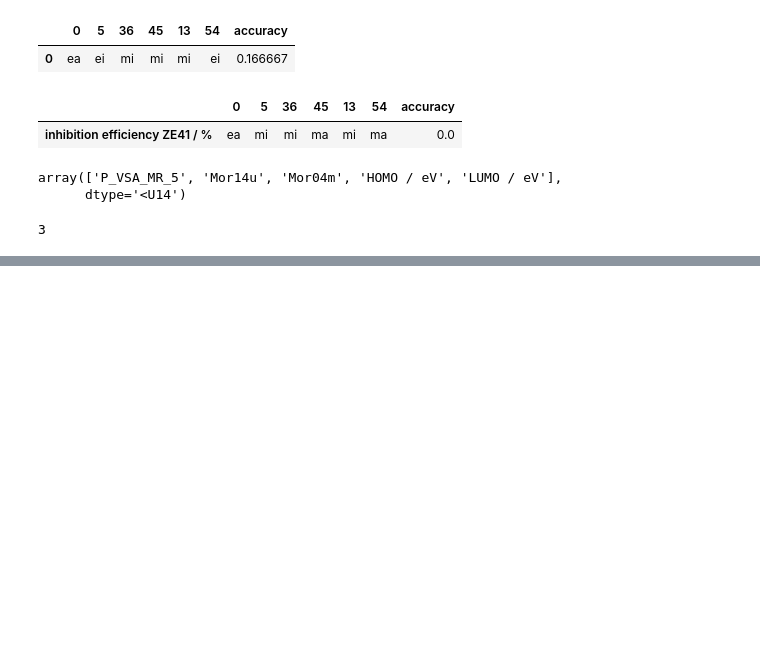
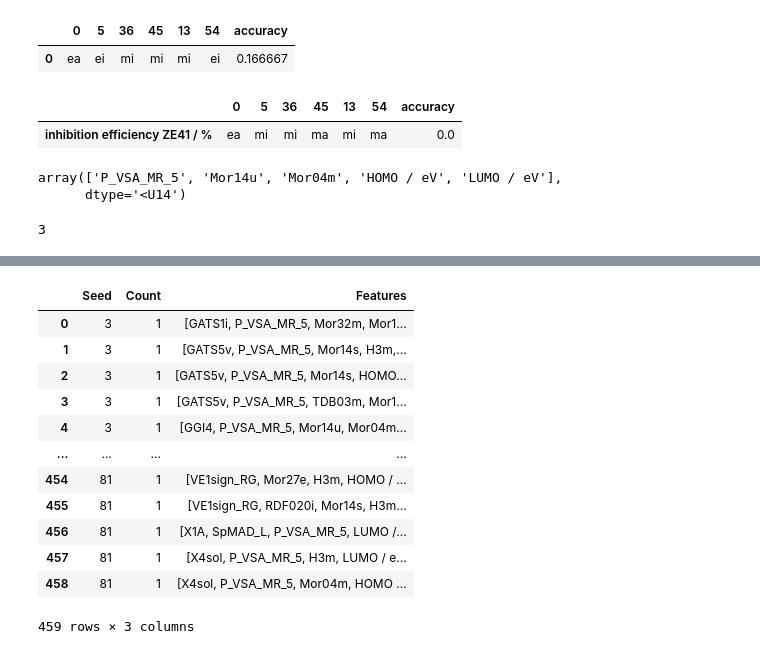
Before and after one commit to ElisabethJS/mg_corrosion, a Jupyter notebook: Code/Automated run analysis cls.ipynb, the cells around one changed output, grey strips where cells are left out. Cells and saved outputs as stored; diff of their text form; code cells hidden in the pictures; blank space fills up the shorter version.

```diff
--- a/Code/Automated run analysis cls.ipynb
+++ b/Code/Automated run analysis cls.ipynb
@@ -59,3 +60,6 @@ array(['P_VSA_MR_5', 'Mor14u', 'Mor04m', 'HOMO / eV', 'LUMO / eV'],
 np.max(counts)
 # %% [output]
 3
+# %%
+result = []
+indiv=[]
@@ -61,0 +111,16 @@ np.max(counts)
+# %%
+result_df
+# %% [output]
+|  | Seed | Count | Features |
+| 0 | 3 | 1 | [GATS1i, P_VSA_MR_5, Mor32m, Mor1... |
+| 1 | 3 | 1 | [GATS5v, P_VSA_MR_5, Mor14s, H3m,... |
+| 2 | 3 | 1 | [GATS5v, P_VSA_MR_5, Mor14s, HOMO... |
+| 3 | 3 | 1 | [GATS5v, P_VSA_MR_5, TDB03m, Mor1... |
+| 4 | 3 | 1 | [GGI4, P_VSA_MR_5, Mor14u, Mor04m... |
+| ... | ... | ... | ... |
+| 454 | 81 | 1 | [VE1sign_RG, Mor27e, H3m, HOMO / ... |
+| 455 | 81 | 1 | [VE1sign_RG, RDF020i, Mor14s, H3m... |
+| 456 | 81 | 1 | [X1A, SpMAD_L, P_VSA_MR_5, LUMO /... |
+| 457 | 81 | 1 | [X4sol, P_VSA_MR_5, H3m, LUMO / e... |
+| 458 | 81 | 1 | [X4sol, P_VSA_MR_5, Mor04m, HOMO ... |
+459 rows × 3 columns
```
Also changed, not shown: parts of 12 cells of this notebook, 4 other files.
